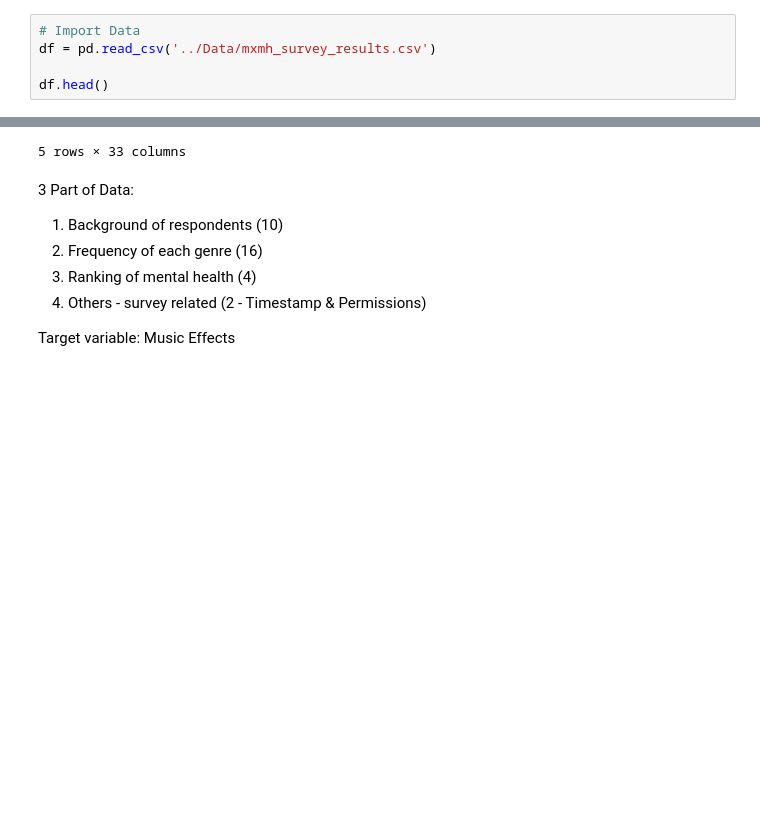
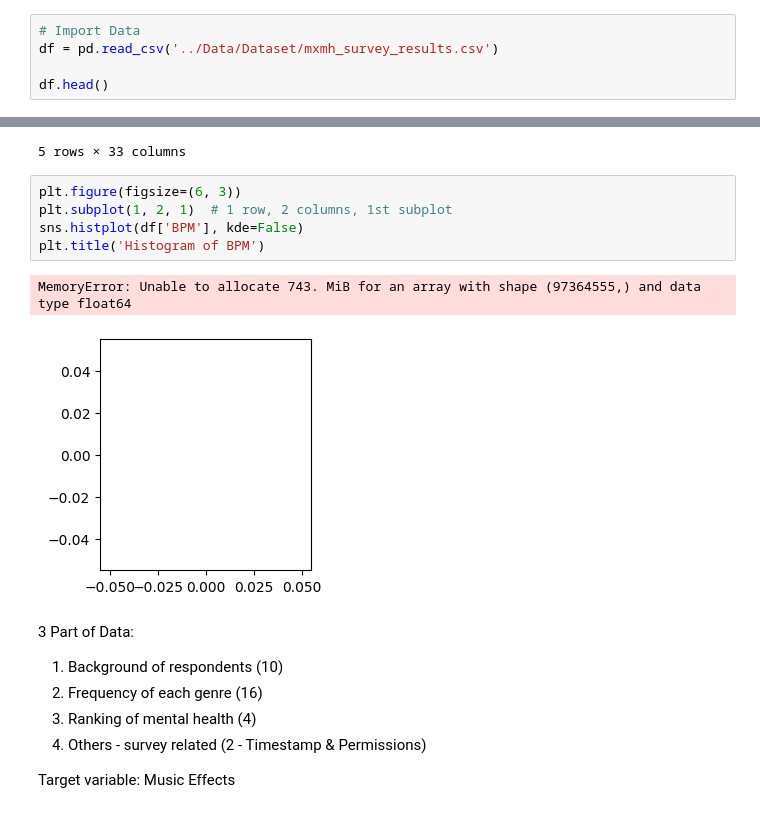
Before and after one commit to mw1163528384/Music-on-Mental-Health, a Jupyter notebook: Notebook/data_analysis.ipynb, the cells around one changed output, grey strips where cells are left out. Drawn from its saved outputs; the diff is of its cells as text; blank space fills up the shorter version.

```diff
--- a/Notebook/data_analysis.ipynb
+++ b/Notebook/data_analysis.ipynb
@@ -11,7 +11,7 @@ from scipy.stats import chi2_contingency
 ### Data Understanding & Data Cleaning
 # %%
 # Import Data
-df = pd.read_csv('../Data/mxmh_survey_results.csv')
+df = pd.read_csv('../Data/Dataset/mxmh_survey_results.csv')
 
 df.head()
 # %% [output]
@@ -22,6 +22,14 @@ df.head()
 | 3 | 8/27/2022 21:40:40 | 61.0 | YouTube Music | 2.5 | Yes | No | Yes | ... |
 | 4 | 8/27/2022 21:54:47 | 18.0 | Spotify | 4.0 | Yes | No | No | ... |
 5 rows × 33 columns
+# %%
+plt.figure(figsize=(6, 3))
+plt.subplot(1, 2, 1)  # 1 row, 2 columns, 1st subplot
+sns.histplot(df['BPM'], kde=False)
+plt.title('Histogram of BPM')
+# %% [output]
+MemoryError: Unable to allocate 743. MiB for an array with shape (97364555,) and data type float64
+[figure, added]
 # %% [markdown]
 3 Part of Data:
 1. Background of respondents (10)
```
Also changed, not shown: 3 other files.
